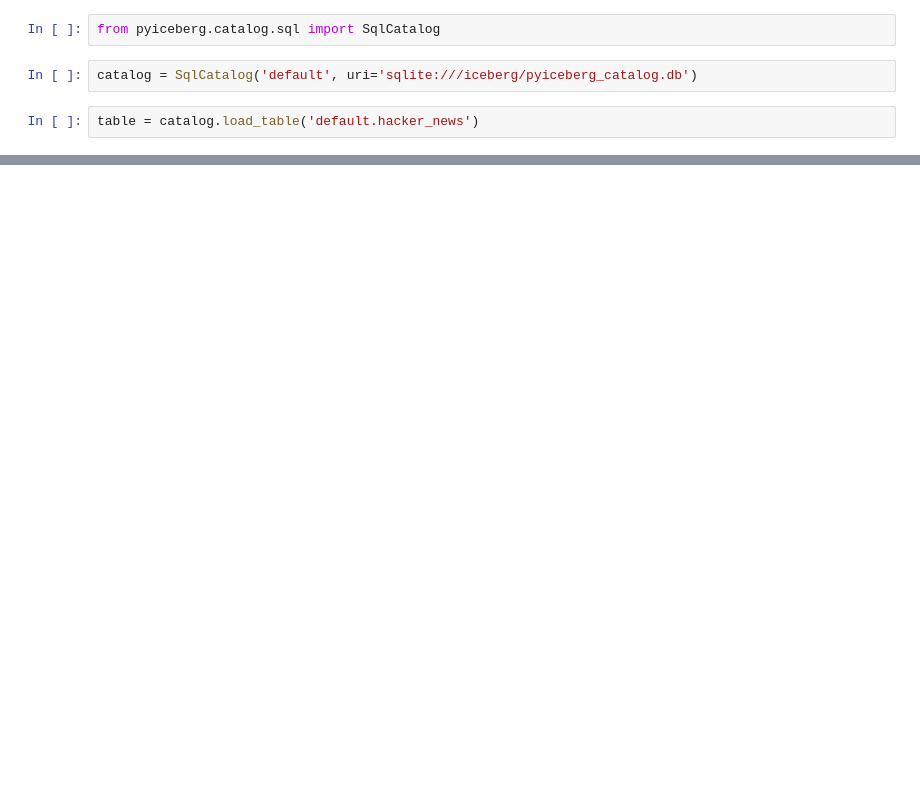
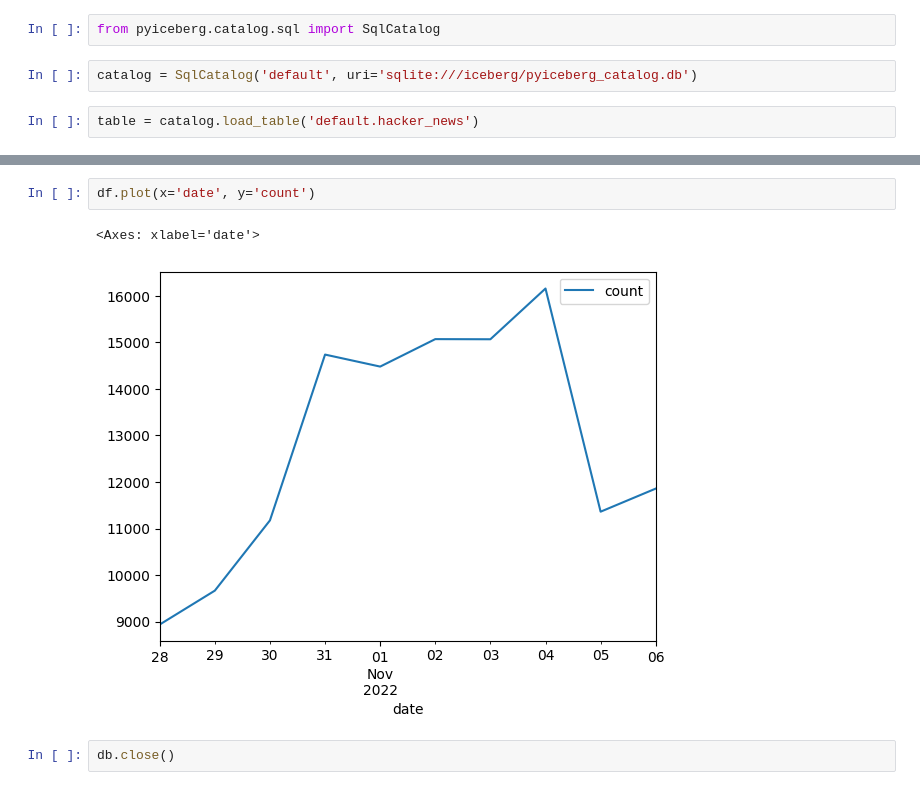
Before and after one commit to sahilng/local-iceberg-demo, a Jupyter notebook: query.ipynb, the cells around one changed output, grey strips where cells are left out. Saved outputs shown, nothing was run; the diff lists cells and outputs as text; blank space fills up the shorter version.

```diff
--- a/query.ipynb
+++ b/query.ipynb
@@ -21,0 +53,7 @@ df.head(5)
+# %%
+df.plot(x='date', y='count')
+# %% [output]
+<Axes: xlabel='date'>
+[figure, added]
+# %%
+db.close()
```
Also changed, not shown: parts of 10 cells of this notebook.
